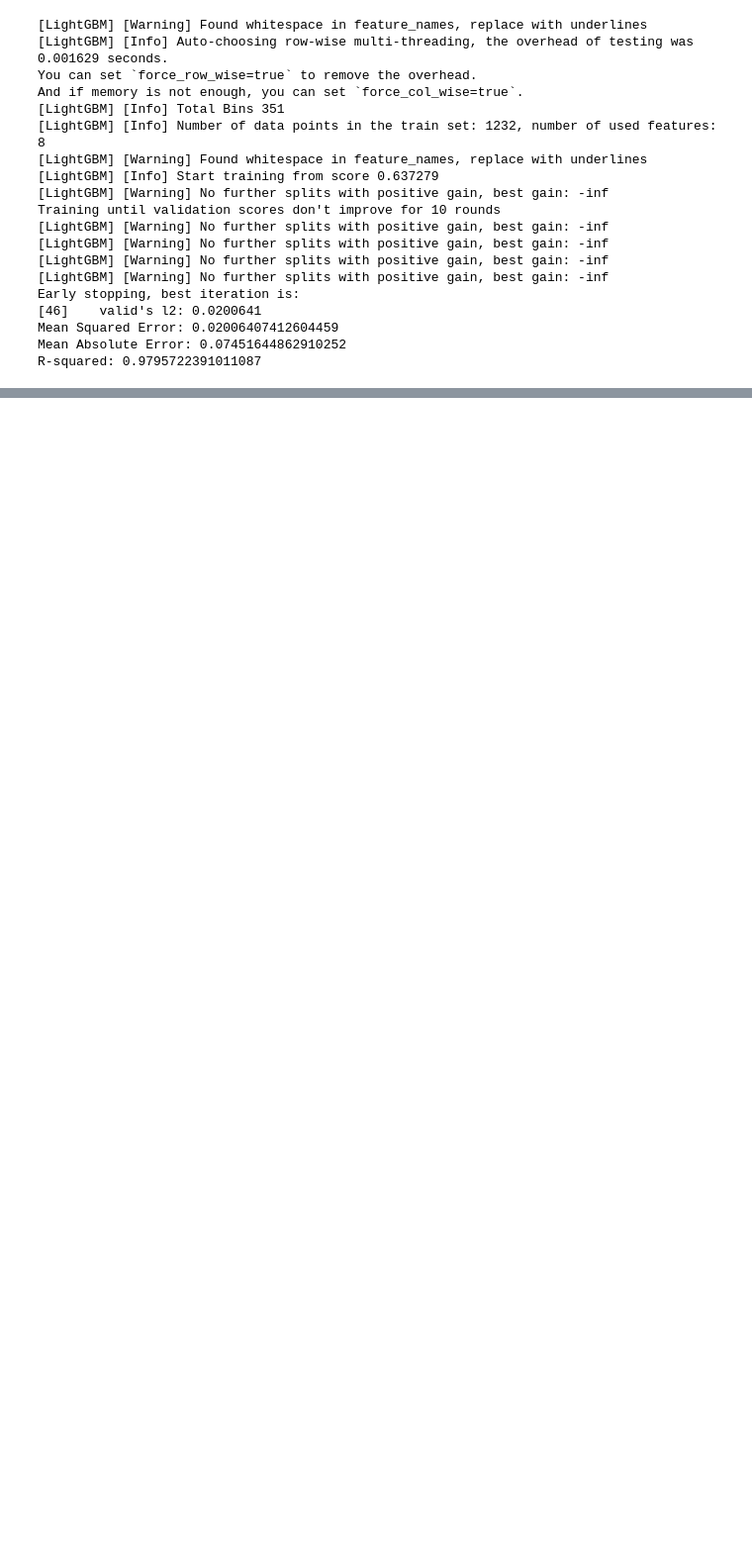
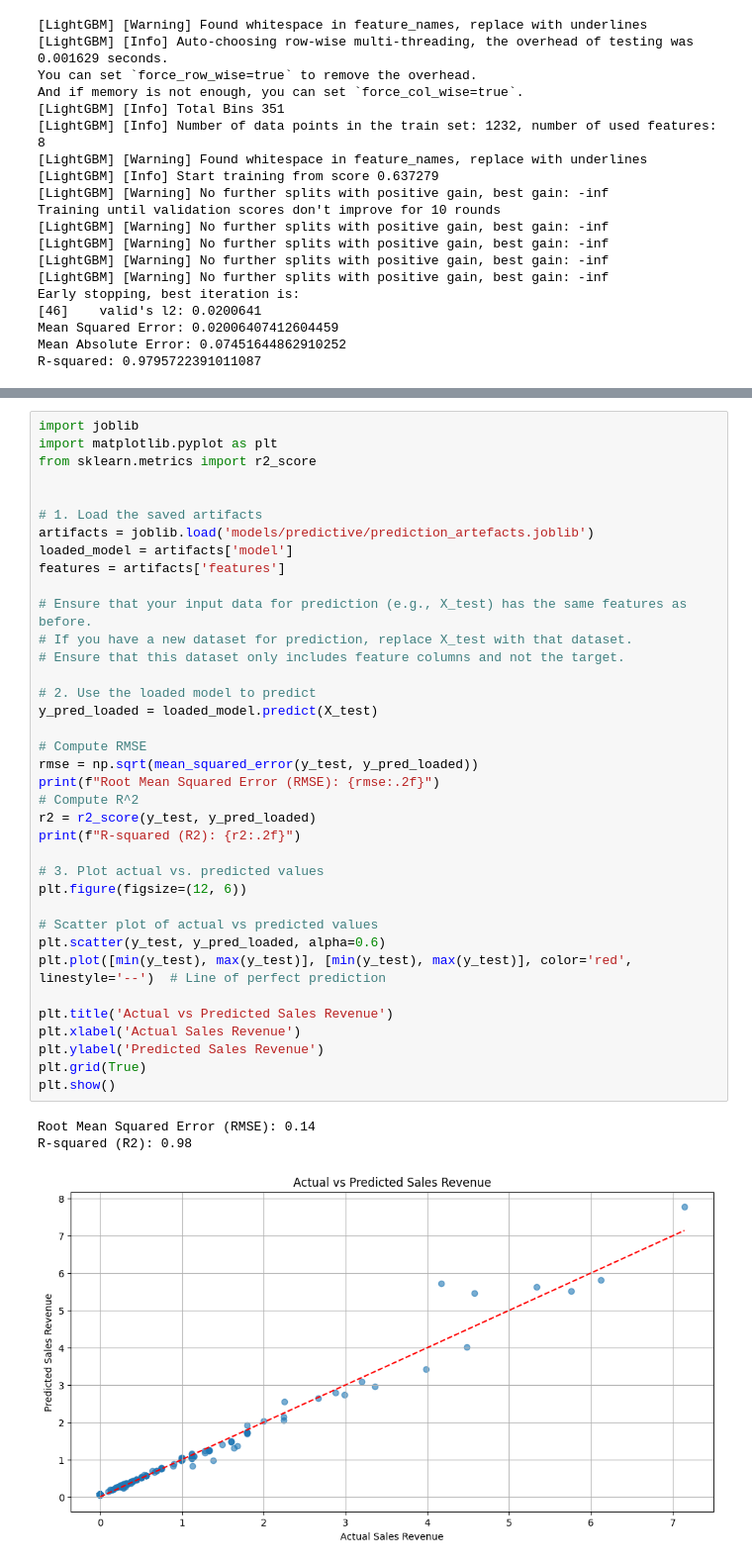
Before and after one commit to pr0digii/Sales_AnalysisML, a Jupyter notebook: Prediction_model.ipynb, the cells around one changed output, grey strips where cells are left out. Shown at 99% size. Saved outputs shown, nothing was run; the diff lists cells and outputs as text; blank space fills up the shorter version.

Commit message:
joblib and api files added

```diff
--- a/Prediction_model.ipynb
+++ b/Prediction_model.ipynb
@@ -560,0 +601,41 @@ R-squared: 0.9795722391011087
+# %%
+import joblib
+import matplotlib.pyplot as plt
+from sklearn.metrics import r2_score
+
+
+# 1. Load the saved artifacts
+artifacts = joblib.load('models/predictive/prediction_artefacts.joblib')
+loaded_model = artifacts['model']
+features = artifacts['features']
+
+# Ensure that your input data for prediction (e.g., X_test) has the same features as before.
+# If you have a new dataset for prediction, replace X_test with that dataset.
+# Ensure that this dataset only includes feature columns and not the target.
+
+# 2. Use the loaded model to predict
+y_pred_loaded = loaded_model.predict(X_test)
+
+# Compute RMSE
+rmse = np.sqrt(mean_squared_error(y_test, y_pred_loaded))
+print(f"Root Mean Squared Error (RMSE): {rmse:.2f}")
+# Compute R^2
+r2 = r2_score(y_test, y_pred_loaded)
+print(f"R-squared (R2): {r2:.2f}")
+
+# 3. Plot actual vs. predicted values
+plt.figure(figsize=(12, 6))
+
+# Scatter plot of actual vs predicted values
+plt.scatter(y_test, y_pred_loaded, alpha=0.6)
+plt.plot([min(y_test), max(y_test)], [min(y_test), max(y_test)], color='red', linestyle='--')  # Line of perfect prediction
+
+plt.title('Actual vs Predicted Sales Revenue')
+plt.xlabel('Actual Sales Revenue')
+plt.ylabel('Predicted Sales Revenue')
+plt.grid(True)
+plt.show()
+# %% [output]
+Root Mean Squared Error (RMSE): 0.14
+R-squared (R2): 0.98
+[figure, added]
```
Also changed, not shown: parts of 2 cells of this notebook, 7 other files.
